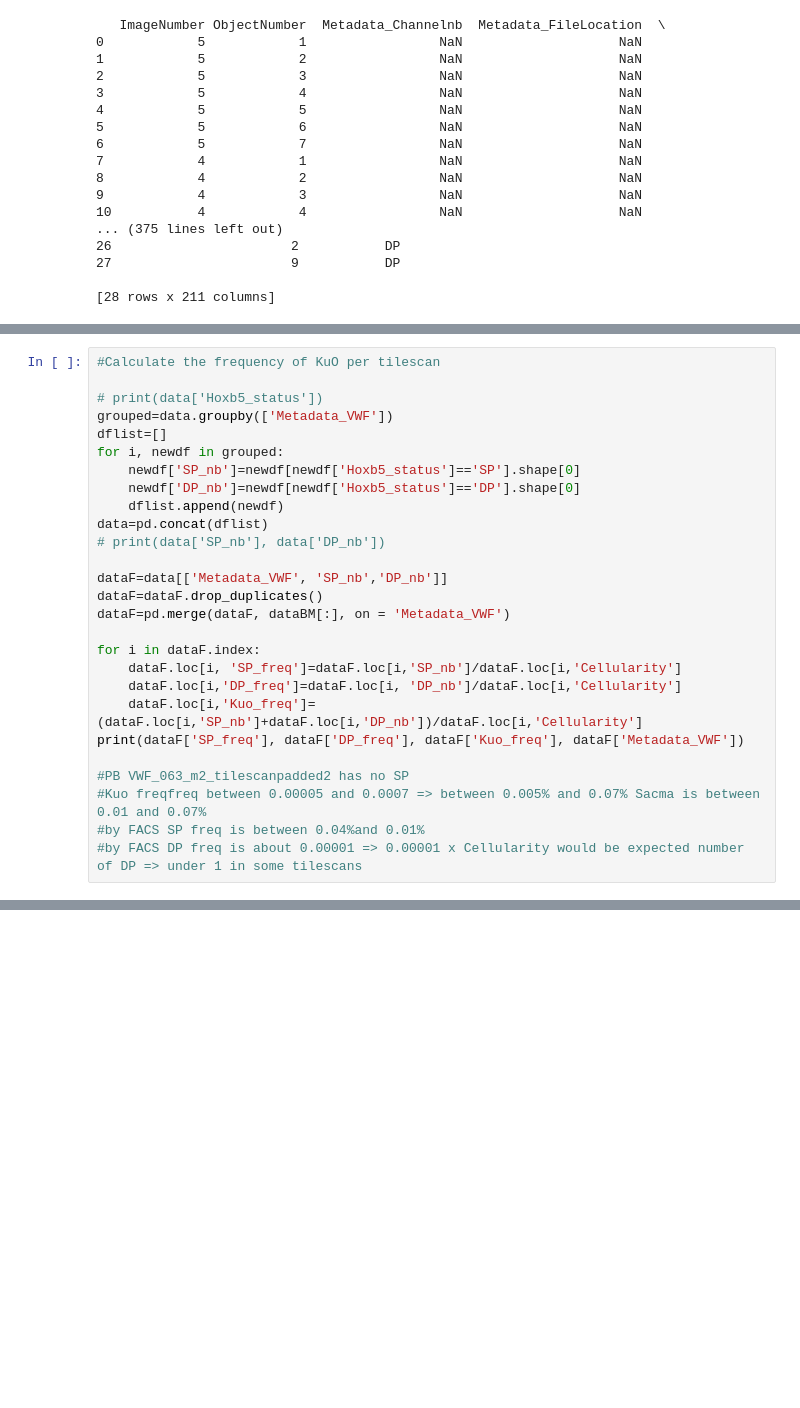
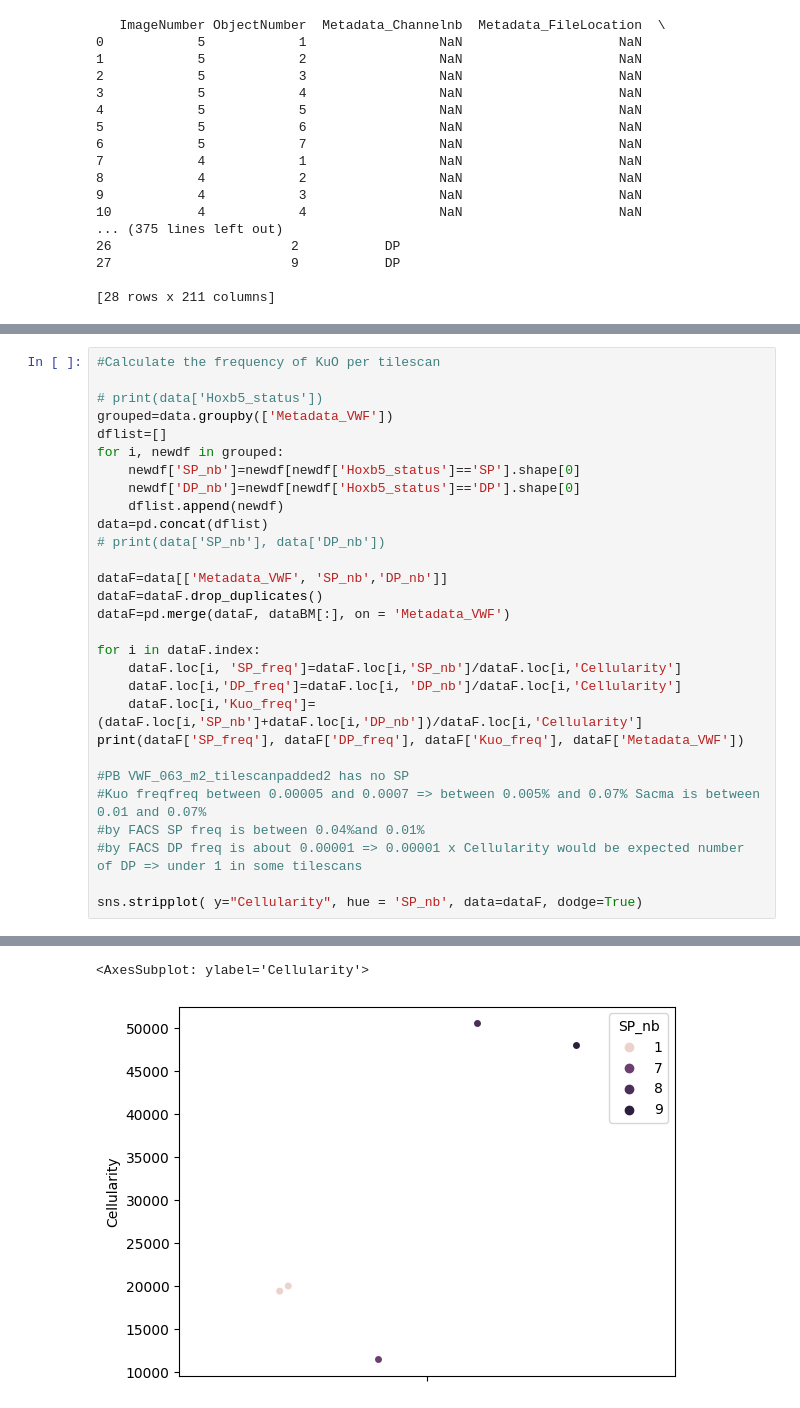
Before and after one commit to Mas515/Image_analysis, a Jupyter notebook: IVMtilescans_plot.ipynb, the cells around one changed output, grey strips where cells are left out. Saved outputs shown, nothing was run; the diff lists cells and outputs as text; blank space fills up the shorter version.

```diff
--- a/IVMtilescans_plot.ipynb
+++ b/IVMtilescans_plot.ipynb
@@ -270,4 +275,6 @@ print(dataF['SP_freq'], dataF['DP_freq'], dataF['Kuo_freq'], dataF['Metadata_VWF
 #Kuo freqfreq between 0.00005 and 0.0007 => between 0.005% and 0.07% Sacma is between 0.01 and 0.07%
 #by FACS SP freq is between 0.04%and 0.01%
 #by FACS DP freq is about 0.00001 => 0.00001 x Cellularity would be expected number of DP => under 1 in some tilescans
+
+sns.stripplot( y="Cellularity", hue = 'SP_nb', data=dataF, dodge=True)
 # %% [output]
@@ -290 +297,3 @@ Name: Kuo_freq, dtype: float64 0     VWF_060_MS220408_M2_tilescanpadded-stitched
 Name: Metadata_VWF, dtype: object
+<AxesSubplot: ylabel='Cellularity'>
+[figure, added]
```
Also changed, not shown: parts of 12 cells of this notebook.
